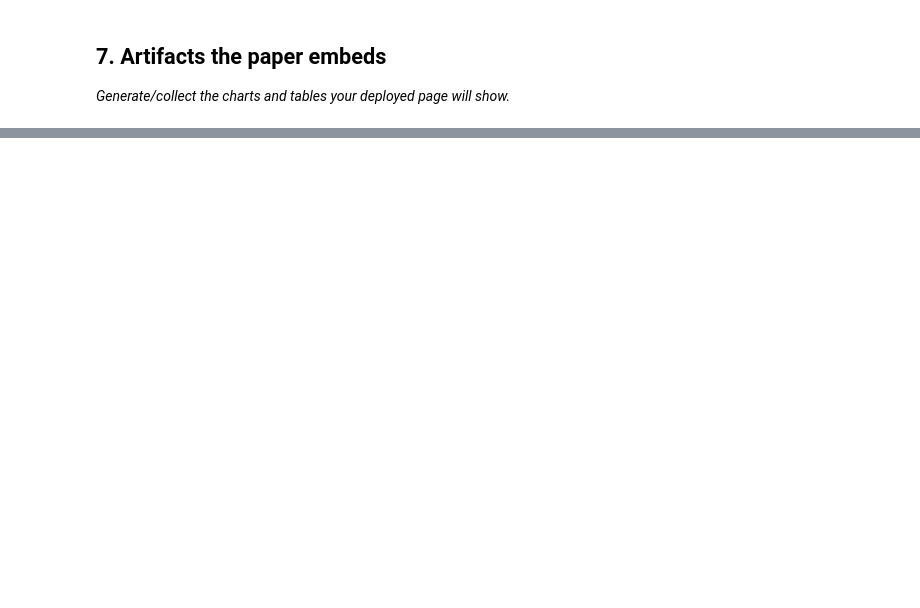
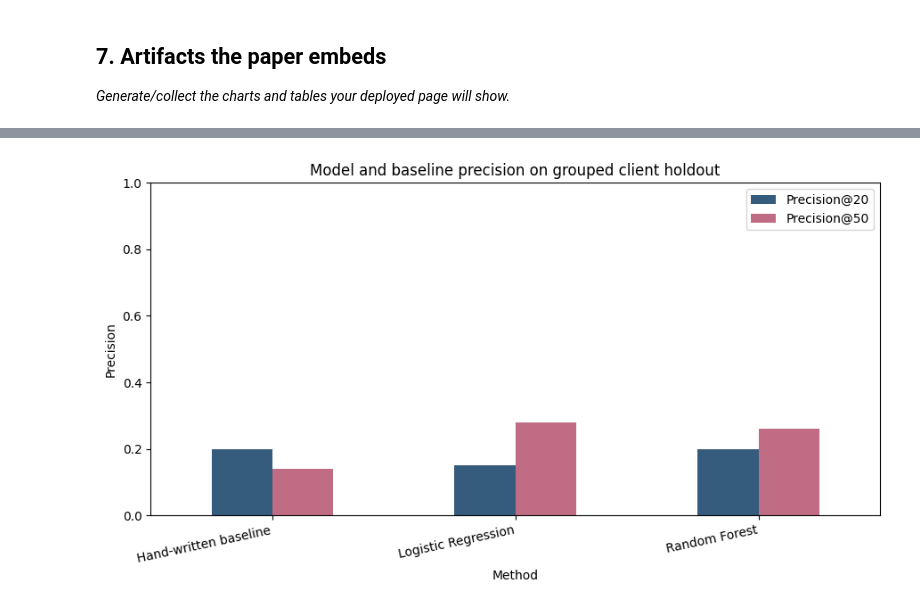
Before and after one commit to Ezgicode/FlyRAnk-AI, a Jupyter notebook: work/notebooks/capstone.ipynb, the cells around one changed output, grey strips where cells are left out. Cells and saved outputs as stored; diff of their text form; code cells hidden in the pictures; blank space fills up the shorter version.

Commit message:
Add ML-11 capstone analysis notebook

```diff
--- a/work/notebooks/capstone.ipynb
+++ b/work/notebooks/capstone.ipynb
@@ -36,0 +587,99 @@ This skeleton is yours to fill. Work the sections **in order** — each one has
+# %%
+import json
+
+output_dir = Path("work/outputs")
+figure_dir = Path("work/figures")
+
+output_dir.mkdir(parents=True, exist_ok=True)
+figure_dir.mkdir(parents=True, exist_ok=True)
+
+queue_path = output_dir / "capstone_ranked_recommendations.csv"
+metrics_path = output_dir / "capstone_metrics.json"
+comparison_figure_path = figure_dir / "capstone_model_comparison.png"
+actions_figure_path = figure_dir / "capstone_top20_actions.png"
+
+# Row-level queue is regenerated but should not be committed publicly.
+action_queue[action_columns].to_csv(queue_path, index=False)
+
+# Figure 1: model comparison on the same grouped client holdout.
+chart_data = results_table.set_index("method")[
+    ["Precision@20", "Precision@50"]
+]
+
+ax = chart_data.plot(
+    kind="bar",
+    figsize=(9, 5),
+    color=["#355C7D", "#C06C84"]
+)
+
+ax.set_title("Model and baseline precision on grouped client holdout")
+ax.set_xlabel("Method")
+ax.set_ylabel("Precision")
+ax.set_ylim(0, 1)
+plt.xticks(rotation=12, ha="right")
+plt.tight_layout()
+plt.savefig(comparison_figure_path, dpi=180)
+plt.show()
+
+# Figure 2: recommended action distribution.
+top20_actions = (
+    action_queue.head(20)["action_label"]
+    .value_counts()
+    .sort_values(ascending=False)
+)
+
+ax = top20_actions.plot(
+    kind="bar",
+    figsize=(8, 4),
+    color=["#355C7D", "#6C5B7B", "#C06C84"]
+)
+
+ax.set_title("Top-20 recommended actions")
+ax.set_xlabel("Action label")
+ax.set_ylabel("Pages in top 20")
+plt.xticks(rotation=15, ha="right")
+plt.tight_layout()
+plt.savefig(actions_figure_path, dpi=180)
+plt.show()
+
+capstone_metrics = {
+    "data_window": "March 2026; features from March 1-15",
+    "feature_frame_rows": int(len(feature_frame)),
+    "grouped_holdout_train_rows": int(len(train_df)),
+    "grouped_holdout_test_rows": int(len(test_df)),
+    "grouped_holdout_train_clients": int(
+        train_df["client_hash_id"].nunique()
+    ),
+    "grouped_holdout_test_clients": int(
+        test_df["client_hash_id"].nunique()
+    ),
+    "shared_clients": int(len(shared_clients)),
+    "model_comparison": results_table.round(4).to_dict(
+        orient="records"
+    ),
+    "top20_action_distribution": {
+        str(action): int(count)
+        for action, count in top20_actions.items()
+    },
+    "final_feature_columns": feature_columns,
+    "excluded_future_fields": [
+        "next_16d_impressions",
+        "is_next_15d_declining"
+    ],
+    "claim_boundary": (
+        "Decision support for human review; not a guarantee of "
+        "decline or content-refresh recovery."
+    )
+}
+
+with open(metrics_path, "w", encoding="utf-8") as file:
+    json.dump(capstone_metrics, file, indent=2)
+
+print(f"Row-level queue written: {queue_path}")
+print(f"Metrics receipt written: {metrics_path}")
+print(f"Comparison figure written: {comparison_figure_path}")
+print(f"Action figure written: {actions_figure_path}")
+
+display(pd.DataFrame([capstone_metrics]))
+# %% [output]
+[figure, added]
```
Also changed, not shown: parts of 18 cells of this notebook.
